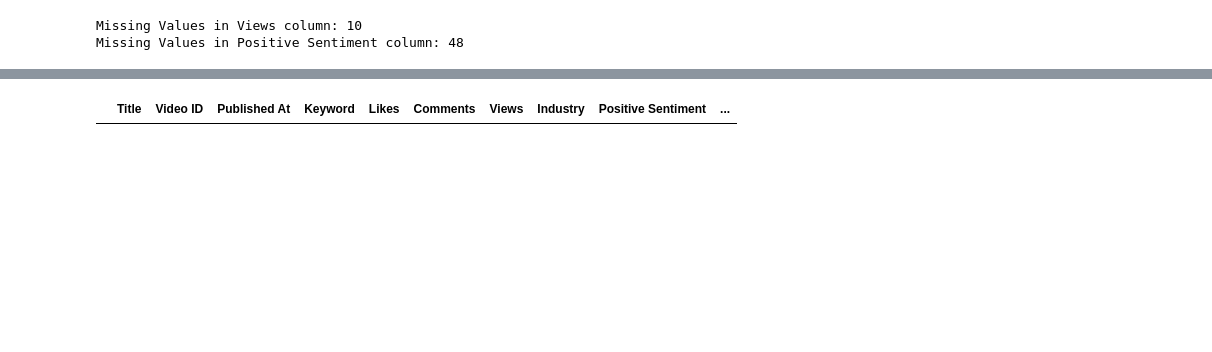
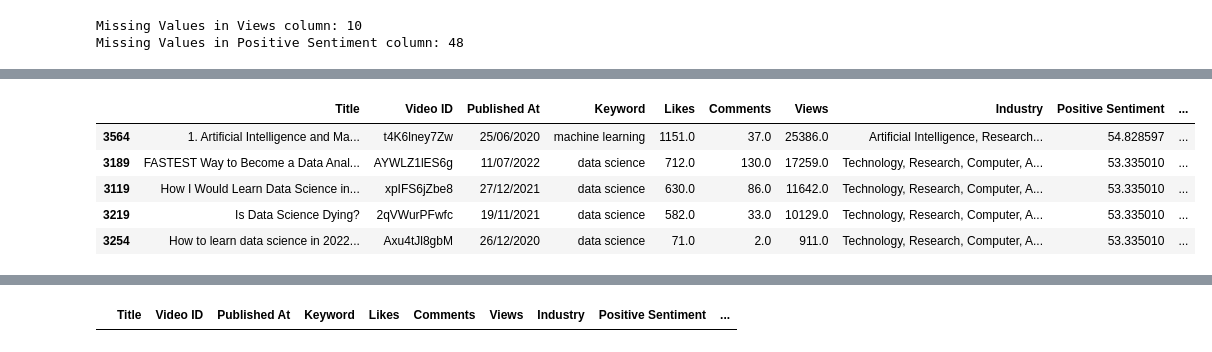
Before and after one commit to bilaalmunir/Data-Science-Youtube-Video-analysis, a Jupyter notebook: main.ipynb, the cells around one changed output, grey strips where cells are left out. Cells and saved outputs as stored; diff of their text form; code cells hidden in the pictures; blank space fills up the shorter version.

```diff
--- a/main.ipynb
+++ b/main.ipynb
@@ -1299,0 +1303,9 @@ top_videos
+# %%
+ranked_relevant_videos.tail()
+# %% [output]
+|  | Title | Video ID | Published At | Keyword | Likes | Comments | Views | Industry | Positive Sentiment | ... |
+| 3564 | 1. Artificial Intelligence and Ma... | t4K6lney7Zw | 25/06/2020 | machine learning | 1151.0 | 37.0 | 25386.0 | Artificial Intelligence, Research... | 54.828597 | ... |
+| 3189 | FASTEST Way to Become a Data Anal... | AYWLZ1lES6g | 11/07/2022 | data science | 712.0 | 130.0 | 17259.0 | Technology, Research, Computer, A... | 53.335010 | ... |
+| 3119 | How I Would Learn Data Science in... | xpIFS6jZbe8 | 27/12/2021 | data science | 630.0 | 86.0 | 11642.0 | Technology, Research, Computer, A... | 53.335010 | ... |
+| 3219 | Is Data Science Dying? | 2qVWurPFwfc | 19/11/2021 | data science | 582.0 | 33.0 | 10129.0 | Technology, Research, Computer, A... | 53.335010 | ... |
+| 3254 | How to learn data science in 2022... | Axu4tJl8gbM | 26/12/2020 | data science | 71.0 | 2.0 | 911.0 | Technology, Research, Computer, A... | 53.335010 | ... |
```
Also changed, not shown: parts of 9 cells of this notebook.
